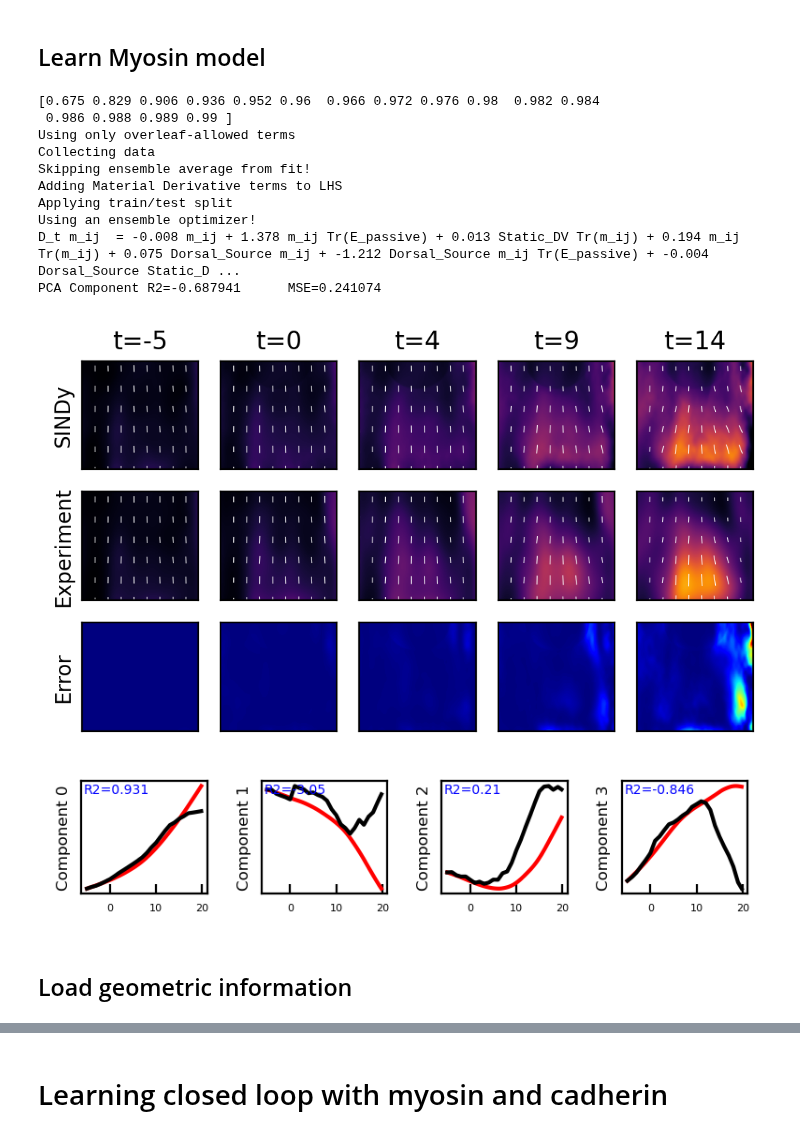
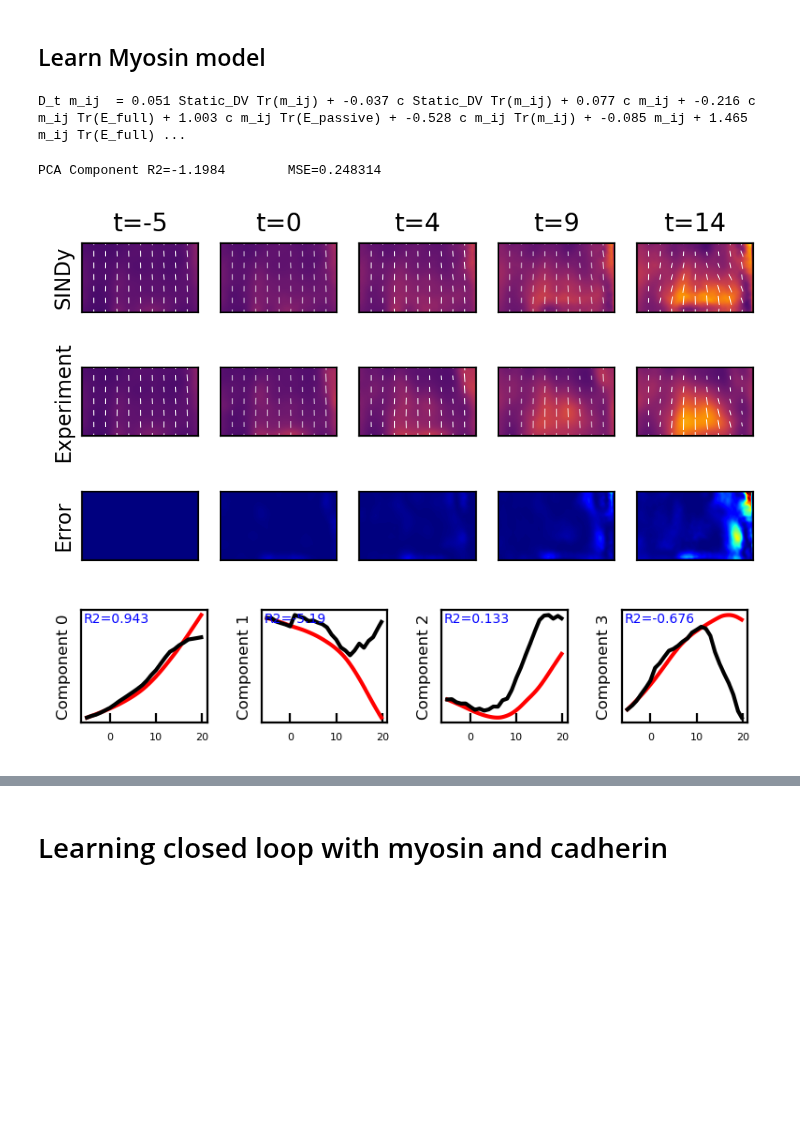
Before and after one commit to jcolen/drosophila_morphogenesis, a Jupyter notebook: DecompositionForecasting.ipynb, the cells around one changed output, grey strips where cells are left out. Saved outputs shown, nothing was run; the diff lists cells and outputs as text; code cells hidden in the pictures; blank space fills up the shorter version.

Commit message:
Myosin closed loop models with passive-advected cadherin

```diff
--- a/DecompositionForecasting.ipynb
+++ b/DecompositionForecasting.ipynb
@@ -655,23 +114,26 @@ from library_generation.extra_functions import *
 libraries = [
     ('m_ij', 'Public/Halo_Hetero_Twist[ey53]_Hetero/Sqh-GFP', 'tensor_library', 'tensor_SVDPipeline_PMG_CF.pkl'),
     ('v', 'Public/Halo_Hetero_Twist[ey53]_Hetero/Sqh-GFP', 'tensor_library', None), #Not focused on flow dynamics
+    ('c', 'Public/WT/ECad-GFP', 'scalar_library', None), #Not focused on cadherin dynamics, just include it as a source
 ]
 
 
 extra_functions = [
     lambda data: material_derivative_terms(data, keys=['m_ij']),
-    lambda data: tensor_to_scalar(data, ['E', 'm_ij']),
+    #lambda data: tensor_to_scalar(data, ['E', 'm_ij']),
     lambda data: active_strain_decomposition(data, key='m_ij'),
     lambda data: add_static_sources(data, couple='m_ij'),
-    lambda data: add_dorsal_source(data, couple='m_ij', key='ELLIPSE_A=0.5_B=0.25'),
-    lambda data: symmetric_tensor_couple(data, ['m_ij', 'E_active', 'E_passive']),
+    #lambda data: add_dorsal_source(data, couple='m_ij', key='ELLIPSE_A=0.5_B=0.25'),
+    lambda data: symmetric_tensor_couple(data, ['m_ij', 'E_active', 'E_passive', 'E_full']),
     lambda data: remove_terms(data, max_space_order=1),
-    lambda data: multiply_tensor_by_scalar(data, None, ['Dorsal_Source']),
+    lambda data: multiply_tensor_by_scalar(data, None, ['c']),
 ]
 
 
 embryoIDs = None
-for key, path, _, _ in libraries:
+for key, path, _, svd in libraries:
+    if svd is None:
+        continue
     with h5py.File(os.path.join(path, 'derivative_library.h5'), 'r') as h5f:
         eIds = list(h5f.keys())
         if embryoIDs is None:
@@ -711,67 +173,52 @@ DONE
 ## Learn Myosin model
 # %%
 from utils.translation_utils import *
+plt.rcParams['image.cmap'] = 'inferno'
+plt.rcParams['figure.dpi'] = 200
+np.set_printoptions(precision=3, suppress=True)
+
 
 lib_path = 'Public/Halo_Hetero_Twist[ey53]_Hetero/Sqh-GFP'
 lib_key = 'm_ij'
-plt.rcParams['figure.dpi'] = 200
-np.set_printoptions(precision=3, suppress=True)
 
 with h5py.File('Public/myosin_dynamics_fitting.h5', 'r') as h5f:
     model = pk.load(open(os.path.join(lib_path, 'decomposition_models', 'tensor_SVDPipeline_PMG_CF.pkl'), 'rb'))
 
     evr = model['svd'].explained_variance_ratio_
-    print(np.cumsum(evr))
     keep=np.cumsum(evr) <= 0.95
     scaled_evr = evr / np.min(evr[keep]) * keep
 
     info = dict(
         key=lib_key,
         tmin=-5, tmax=10,
-        material_derivative=True,
         keep=keep,
-        threshold=0,
-        alpha=1e-3,
+        threshold=1e-2,
+        alpha=1e1,
         n_candidates_to_drop=0,
         n_models=10,
-        n_subset=1000,
-        overleaf_only=True,
-        #component_weight=scaled_evr**2,
+        subset_fraction=0.1,
+        overleaf_only=False,
+        component_weight=scaled_evr,
         collect_function=collect_raw_data,
-        component_weight=None,
     )
     sindy = fit_sindy_model(h5f, **info)
 
     data = h5f['ensemble']
 
     '''
     Evaluate model
     '''
-    tmin, tmax = info['tmin'], info['tmax']
     tmin, tmax = -5, 20
 
     model = pk.load(open(os.path.join(lib_path, 'decomposition_models/tensor_SVDPipeline.pkl'), 'rb'))
-    evr = model['svd'].explained_variance_ratio_
 
-    keep = np.cumsum(evr) <= 1
     tmin = max(tmin, int(np.min(data['fields'][lib_key].attrs['t'])))
     tmax = min(tmax, int(np.max(data['fields'][lib_key].attrs['t'])))
-    pred, interp, times = sindy_predict(data, lib_key, sindy, model, keep, tmin=tmin, tmax=tmax)
-    plt.rcParams['image.cmap'] = 'inferno'
-    sindy_predictions_plot(pred, interp, model, times, keep, data)
-    decomposed_predictions_plot(pred, interp, model, times, info['keep'])
+    pred, interp, times = sindy_predict(data, lib_key, sindy, tmin=tmin, tmax=tmax)
+    sindy_predictions_plot(pred, interp, times)
+    decomposed_predictions_plot(pred, interp, times, model, keep)
 # %% [output]
-[0.675 0.829 0.906 0.936 0.952 0.96  0.966 0.972 0.976 0.98  0.982 0.984
- 0.986 0.988 0.989 0.99 ]
-Using only overleaf-allowed terms
-Collecting data
-Skipping ensemble average from fit!
-Adding Material Derivative terms to LHS
-Applying train/test split
-Using an ensemble optimizer!
-D_t m_ij  = -0.008 m_ij + 1.378 m_ij Tr(E_passive) + 0.013 Static_DV Tr(m_ij) + 0.194 m_ij Tr(m_ij) + 0.075 Dorsal_Source m_ij + -1.212 Dorsal_Source m_ij Tr(E_passive) + -0.004 Dorsal_Source Static_D ...
-PCA Component R2=-0.687941      MSE=0.241074
+D_t m_ij  = 0.051 Static_DV Tr(m_ij) + -0.037 c Static_DV Tr(m_ij) + 0.077 c m_ij + -0.216 c m_ij Tr(E_full) + 1.003 c m_ij Tr(E_passive) + -0.528 c m_ij Tr(m_ij) + -0.085 m_ij + 1.465 m_ij Tr(E_full) ...
+PCA Component R2=-1.1984        MSE=0.248314
-[figure, old version]
+[figure, new version]
-[figure, old version]
+[figure, new version]
-# %% [markdown]
-## Load geometric information
```
Also changed, not shown: parts of 12 cells of this notebook, 4 other files.
